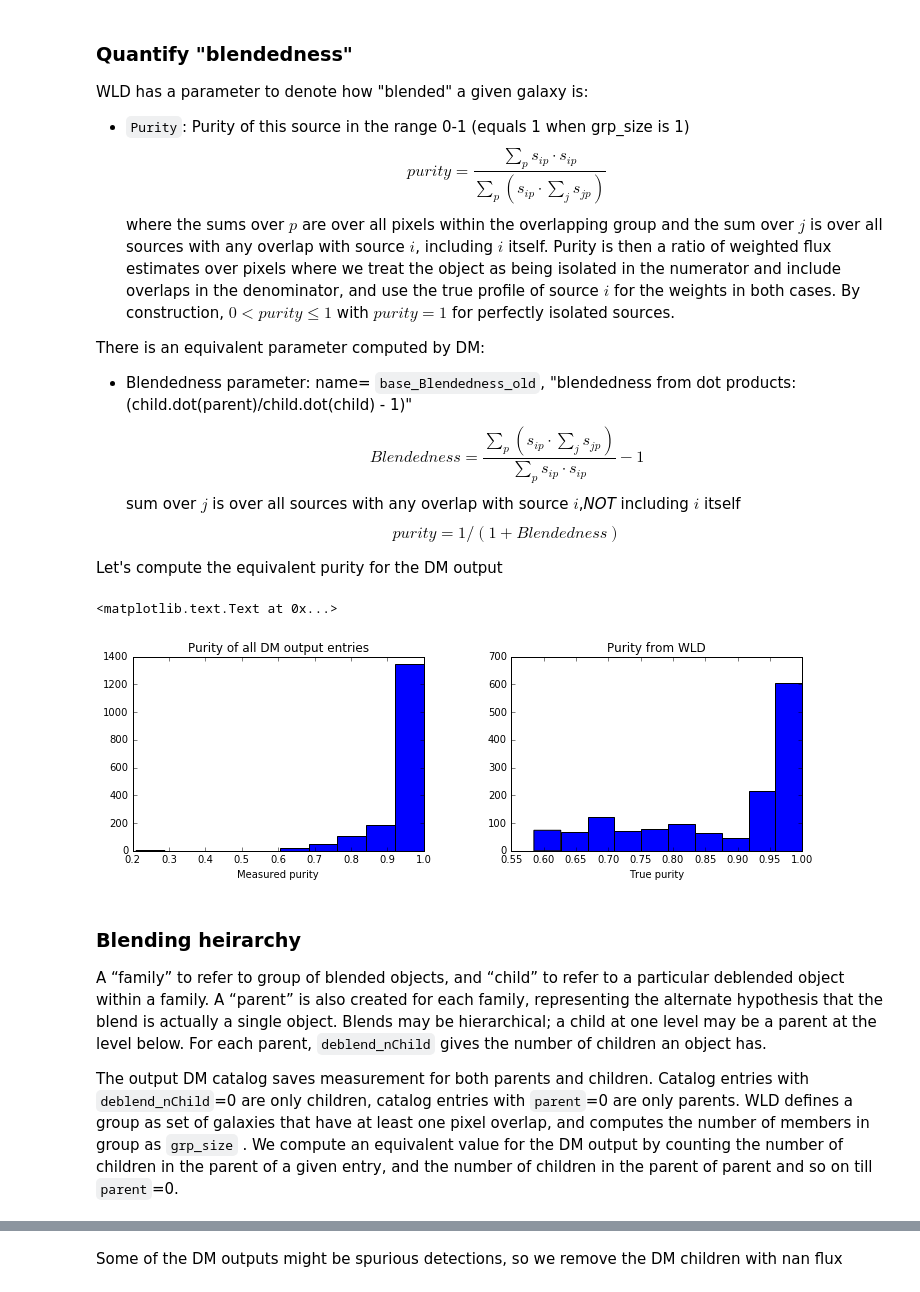
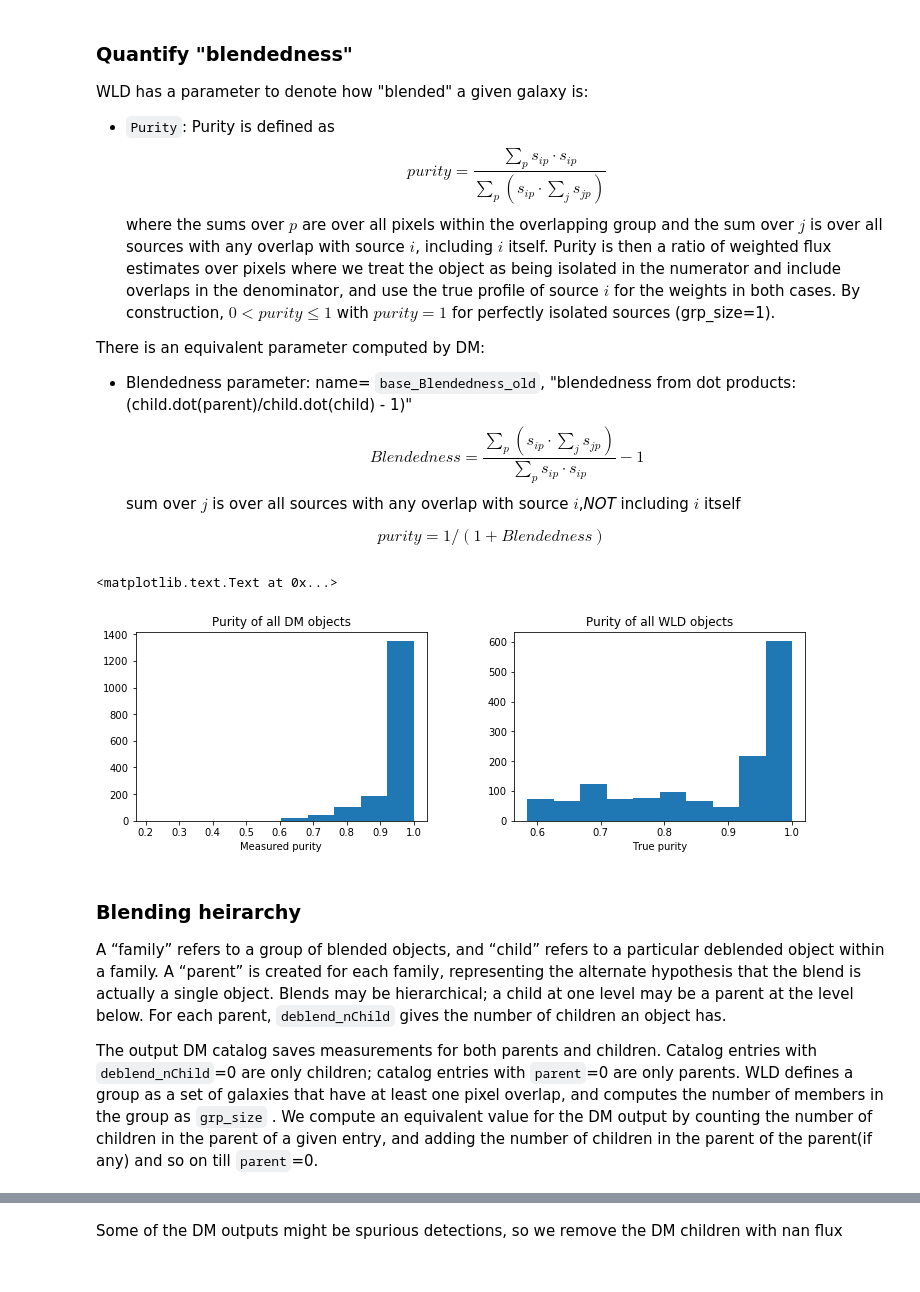
Before and after one commit to LSSTDESC/Blending_tutorial, a Jupyter notebook: Two_galaxy_blends_catalog.ipynb, the cells around one changed output, grey strips where cells are left out. Saved outputs shown, nothing was run; the diff lists cells and outputs as text; code cells hidden in the pictures.

```diff
--- a/Two_galaxy_blends_catalog.ipynb
+++ b/Two_galaxy_blends_catalog.ipynb
@@ -32,3 +32,0 @@ add image of one distinct galaxy pair stamps
-# %%
-data_dir = "/global/projecta/projectdirs/lsst/groups/WL/projects/wl-btf/two_gal_blend_data/"
-data_dir = "data/"
@@ -35,7 +48,7 @@ data_dir = "data/"
 # %%
 # Read the output from WLD
-wl_out = Table.read(data_dir + 'mock_gal_pairs_wldeb.fits',
-                    format= 'fits', hdu=1)
+wld_out = Table.read(data_dir + 'mock_gal_pairs_wldeb.fits',
+                     format= 'fits', hdu=1)
 # %%
 # Read in the output from DM
 dm_all = Table.read(data_dir + 'mock_gal_pairs_dm.fits',
@@ -43,16 +56,16 @@ dm_all = Table.read(data_dir + 'mock_gal_pairs_dm.fits',
 # %% [markdown]
 ### Quantify "blendedness"
 WLD has a parameter to denote how "blended" a given galaxy is:
-- `Purity`: Purity of this source in the range 0-1 (equals 1 when grp_size is 1)
+- `Purity`: Purity is defined as
 $$purity = \frac{\sum_p s_{ip}\cdot s_{ip}}{\sum_p (s_{ip}\cdot \sum_j s_{jp})} $$
 where the sums over $p$ are over all pixels within the overlapping group and the sum over $j$ is over all sources with any overlap with source $i$, including $i$ itself. Purity is then a ratio of weighted flux estimates over pixels where we treat the object as being isolated in the numerator and include overlaps in the denominator, and use the true profile of source $i$ for the weights in both cases.
-By construction, $0 < purity \le 1$ with $ purity = 1$ for perfectly isolated sources.
+By construction, $0 < purity \le 1$ with $ purity = 1$ for perfectly isolated sources (grp_size=1).
 
 There is an equivalent parameter computed by DM:
 - Blendedness parameter: name= `base_Blendedness_old`, "blendedness from dot products:(child.dot(parent)/child.dot(child) - 1)"
 $$Blendedness = \frac{\sum_p (s_{ip}\cdot \sum_j s_{jp})} {\sum_p s_{ip}\cdot s_{ip}} - 1 $$
 sum over $j$ is over all sources with any overlap with source $i$,*NOT* including $i$ itself
+
+
 $$purity = 1/(1 + Blendedness)$$
-
-Let's compute the equivalent purity for the DM output
 # %%
@@ -62,21 +76,21 @@ dm_all.add_column(col)
 # %%
 plt.figure(figsize=[12,8])
 plt.subplot(2,2,1)
 plt.hist(dm_all['purity'])
-plt.title("Purity of all DM output entries")
+plt.title("Purity of all DM objects")
 plt.xlabel("Measured purity")
 plt.subplot(2,2,2)
-plt.hist(wl_out['purity'])
-plt.title("Purity from WLD")
+plt.hist(wld_out['purity'])
+plt.title("Purity of all WLD objects")
 plt.xlabel("True purity")
 # %% [output]
 <matplotlib.text.Text at 0x...>
-[figure, old version]
+[figure, new version]
 # %% [markdown]
 ### Blending heirarchy
-A “family” to refer to group of blended objects, and “child” to refer to a particular deblended object within a family. A “parent” is also created for each family, representing the alternate hypothesis that the blend is actually a single object. Blends may be hierarchical; a child at one level may be a parent at the level below. For each parent, `deblend_nChild` gives the number of children an object has.
+A “family” refers to a group of blended objects, and “child” refers to a particular deblended object within a family. A “parent” is created for each family, representing the alternate hypothesis that the blend is actually a single object. Blends may be hierarchical; a child at one level may be a parent at the level below. For each parent, `deblend_nChild` gives the number of children an object has.
 
-The output DM catalog saves measurement for both parents and children. Catalog entries with `deblend_nChild`=0 are only children, catalog entries with `parent`=0 are only parents. WLD defines a group as set of galaxies that have at least one pixel overlap, and computes the number of members in group as `grp_size` . We compute an equivalent value for the DM output by counting the number of children in the parent of a given entry, and the number of children in the parent of parent and so on till `parent`=0.
+The output DM catalog saves measurements for both parents and children. Catalog entries with `deblend_nChild`=0 are only children; catalog entries with `parent`=0 are only parents. WLD defines a group as a set of galaxies that have at least one pixel overlap, and computes the number of members in the group as `grp_size` . We compute an equivalent value for the DM output by counting the number of children in the parent of a given entry, and adding the number of children in the parent of the parent(if any) and so on till `parent`=0.
 # %%
 def get_grp_size(cat, id_in):
     """Returns number of DM children connected to input source.
```
Also changed, not shown: parts of 22 cells of this notebook.
